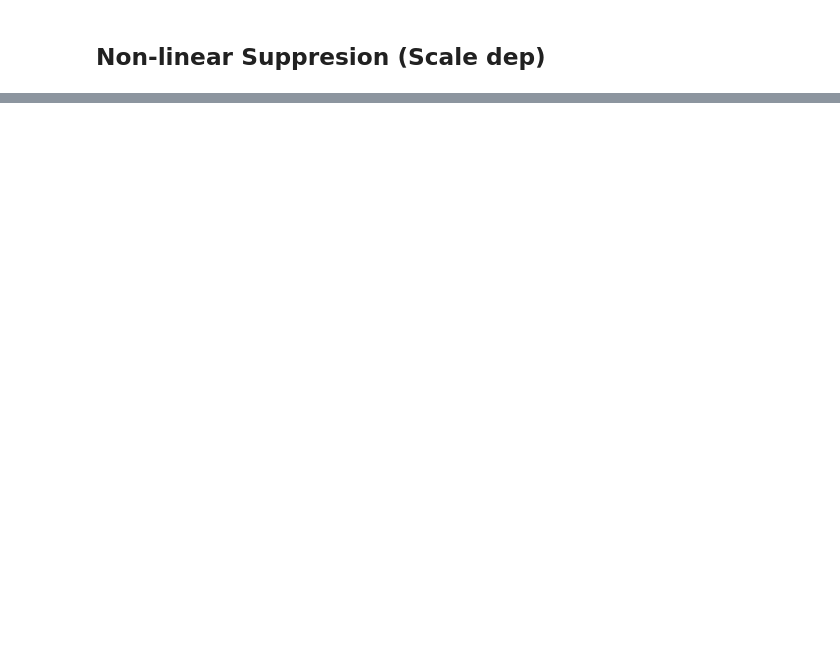
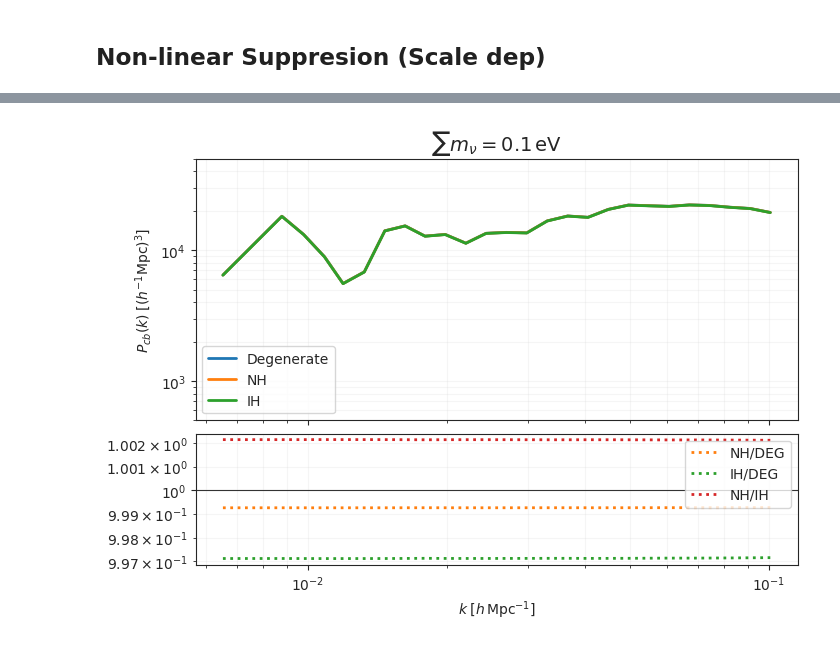
Before and after one commit to Xantyos13/DISCO-DJ, a Jupyter notebook: Neutrinos/Power_comparaison.ipynb, the cells around one changed output, grey strips where cells are left out. Cells and saved outputs as stored; diff of their text form; code cells hidden in the pictures; blank space fills up the shorter version.

```diff
--- a/Neutrinos/Power_comparaison.ipynb
+++ b/Neutrinos/Power_comparaison.ipynb
@@ -1240,0 +1346,43 @@ axr.grid(True, which="both", alpha=0.18)
+# %%
+entries = [d for d in results_disco if np.isclose(d["a"], 1)]
+entry_deg = next(d for d in entries if d["mass"] == 0)
+entry_NH = next(d for d in entries if d["mass"] == 1)
+entry_IH = next(d for d in entries if d["mass"] == 2)
+Pk_deg =  np.exp(interp1d(np.log(entry_deg["k"]), np.log(entry_deg["Pcb"]), kind="linear", bounds_error=False, fill_value=np.nan)(np.log(k_nu)))
+Pk_NH =  np.exp(interp1d(np.log(entry_NH["k"]), np.log(entry_NH["Pcb"]), kind="linear", bounds_error=False, fill_value=np.nan)(np.log(k_nu)))
+Pk_IH =  np.exp(interp1d(np.log(entry_IH["k"]), np.log(entry_IH["Pcb"]), kind="linear", bounds_error=False, fill_value=np.nan)(np.log(k_nu)))
+
+fig, (ax, axr) = plt.subplots(
+    2,
+    1,
+    figsize=(7, 5),
+    sharex=True,
+    constrained_layout=True,
+    gridspec_kw={"height_ratios": [2, 1]},
+)
+
+ax.loglog(k_nu, Pk_deg, color="C0", lw=2, label=r"Degenerate")
+ax.loglog(k_nu, Pk_NH, color="C1", lw=2,  label=r"NH")
+ax.loglog(k_nu, Pk_IH, color="C2", lw=2, label=r"IH")
+
+
+ax.set_ylabel(r"$P_{cb}(k)\;[(h^{-1}{\rm Mpc})^3]$")
+ax.set_ylim(5e2, 5e4)
+ax.legend()
+ax.grid(True, which="both", alpha=0.18)
+ax.set_title(rf"$\sum m_\nu = {sum_mnu}\,\mathrm{{eV}}$",fontsize=14)
+
+axr.loglog(k_nu,  Pk_NH / Pk_deg, color="C1", lw=2, ls=":", label="NH/DEG")
+axr.loglog(k_nu, Pk_IH / Pk_deg, color="C2", lw=2, ls=":", label="IH/DEG")
+axr.loglog(k_nu, abs( Pk_NH / Pk_IH), color="C3", lw=2, ls=":", label="NH/IH")
+
+axr.axhline(1.0, color="0.2", lw=0.8)
+
+axr.set_xlabel(r"$k\;[h\,{\rm Mpc}^{-1}]$")
+#axr.set_xlim(k_nu.min(), k_nu.max())
+
+#axr.set_ylim(5e-4,5e-3)
+axr.legend(prop={'size': 10},loc=1)
+axr.grid(True, which="both", alpha=0.18)
+# %% [output]
+[figure, added]
```
Also changed, not shown: parts of 13 cells of this notebook, 19 other files.
